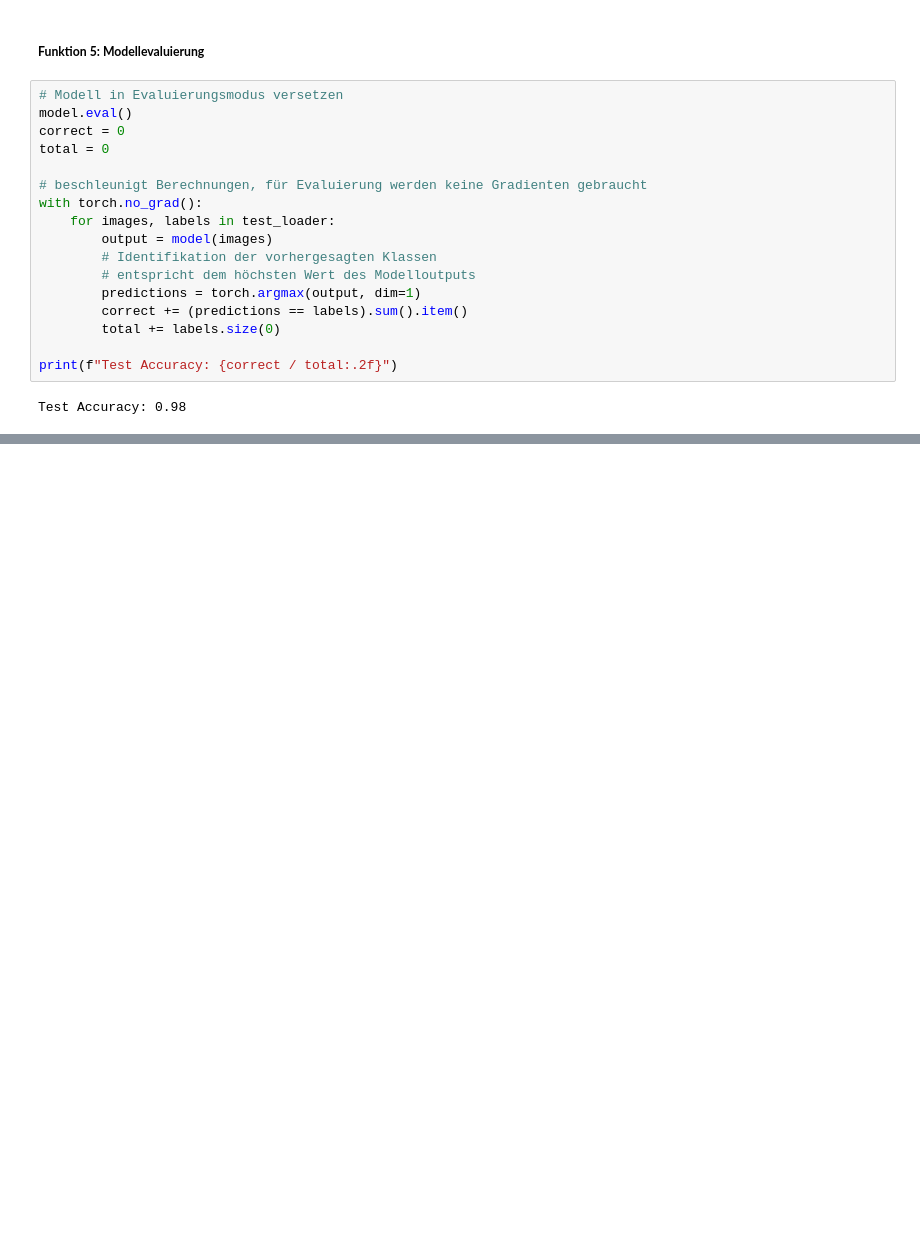
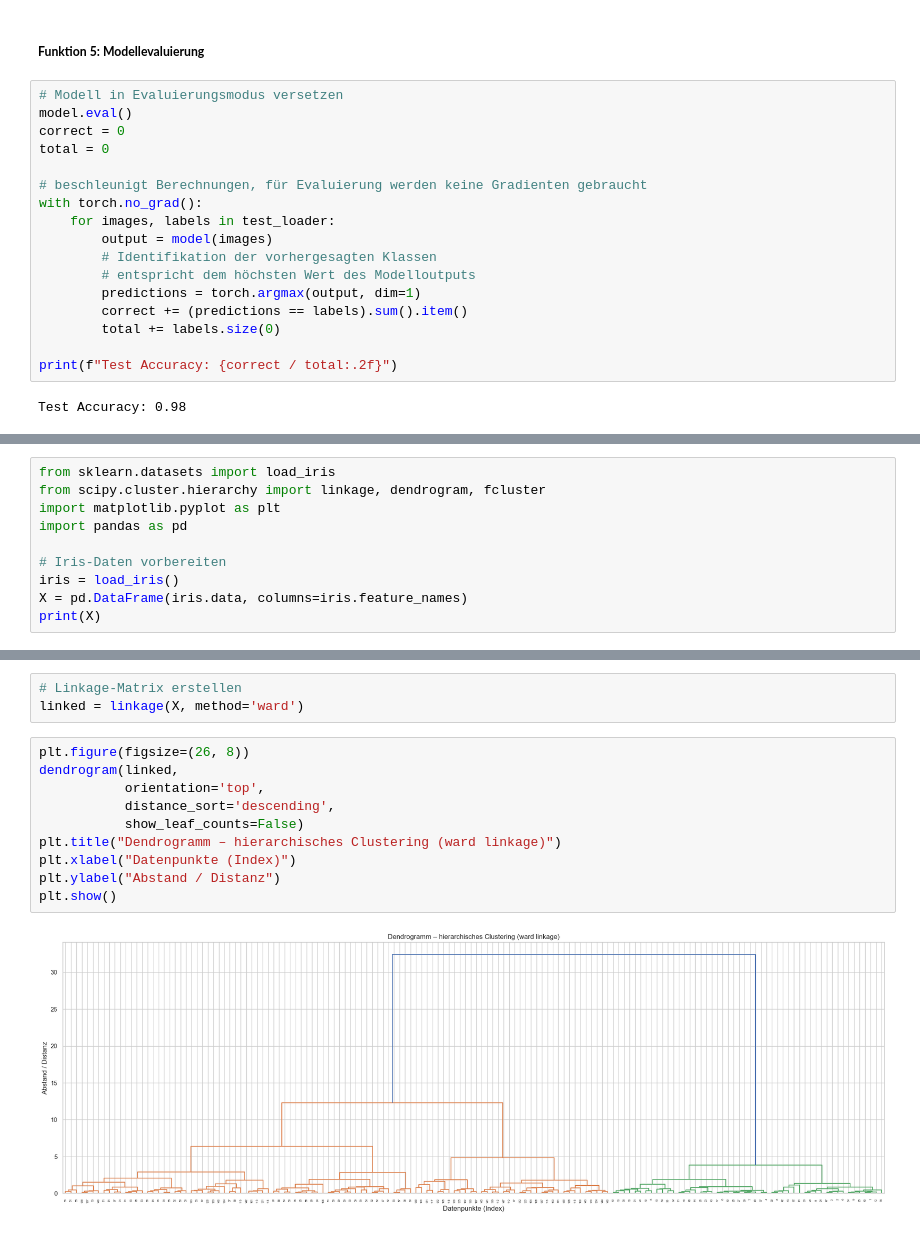
Before and after one commit to josefineselke/Machine-Learning-Track, a Jupyter notebook: Theorie.ipynb, the cells around one changed output, grey strips where cells are left out. Drawn from its saved outputs; the diff is of its cells as text; blank space fills up the shorter version.

```diff
--- a/Theorie.ipynb
+++ b/Theorie.ipynb
@@ -689,0 +825,10 @@ Test Accuracy: 0.98
+# %%
+from sklearn.datasets import load_iris
+from scipy.cluster.hierarchy import linkage, dendrogram, fcluster
+import matplotlib.pyplot as plt
+import pandas as pd
+
+# Iris-Daten vorbereiten
+iris = load_iris()
+X = pd.DataFrame(iris.data, columns=iris.feature_names)
+print(X)
@@ -689,0 +850,15 @@ Test Accuracy: 0.98
+# %%
+# Linkage-Matrix erstellen
+linked = linkage(X, method='ward')
+# %%
+plt.figure(figsize=(26, 8))
+dendrogram(linked,
+           orientation='top',
+           distance_sort='descending',
+           show_leaf_counts=False)
+plt.title("Dendrogramm – hierarchisches Clustering (ward linkage)")
+plt.xlabel("Datenpunkte (Index)")
+plt.ylabel("Abstand / Distanz")
+plt.show()
+# %% [output]
+[figure, added]
```
Also changed, not shown: parts of 26 cells of this notebook.
